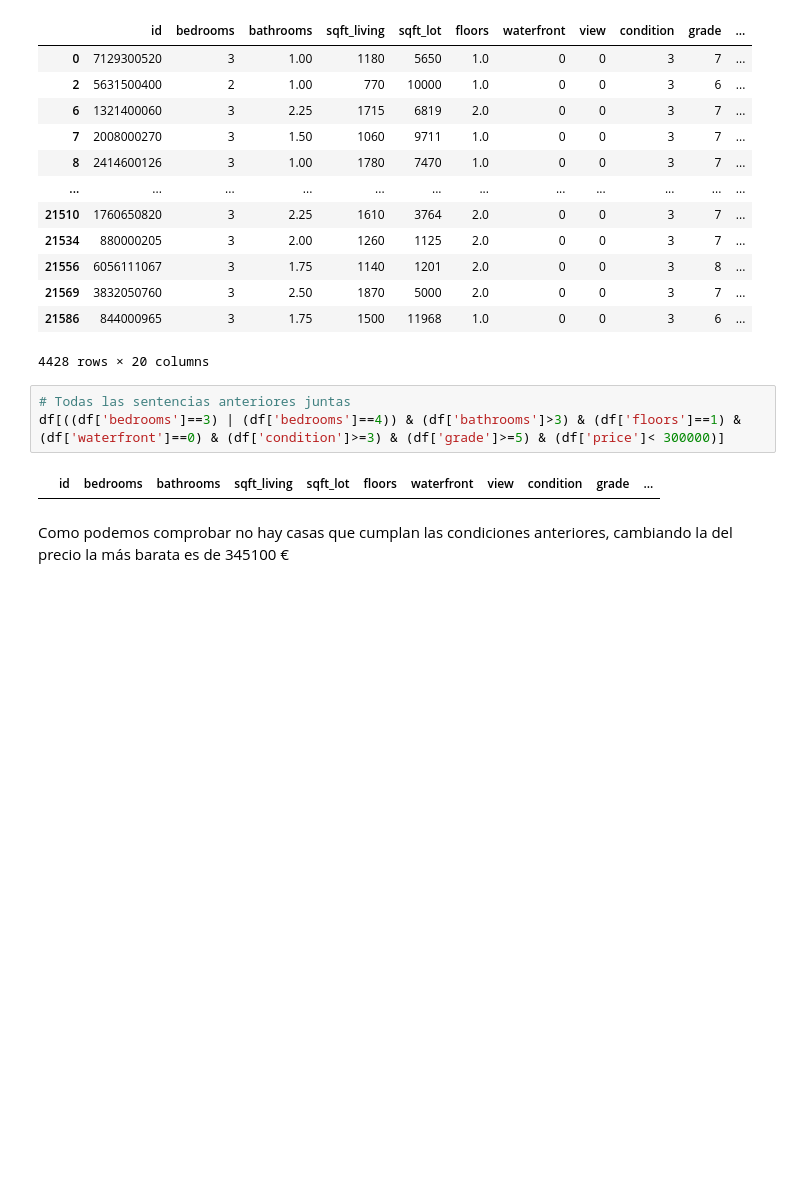
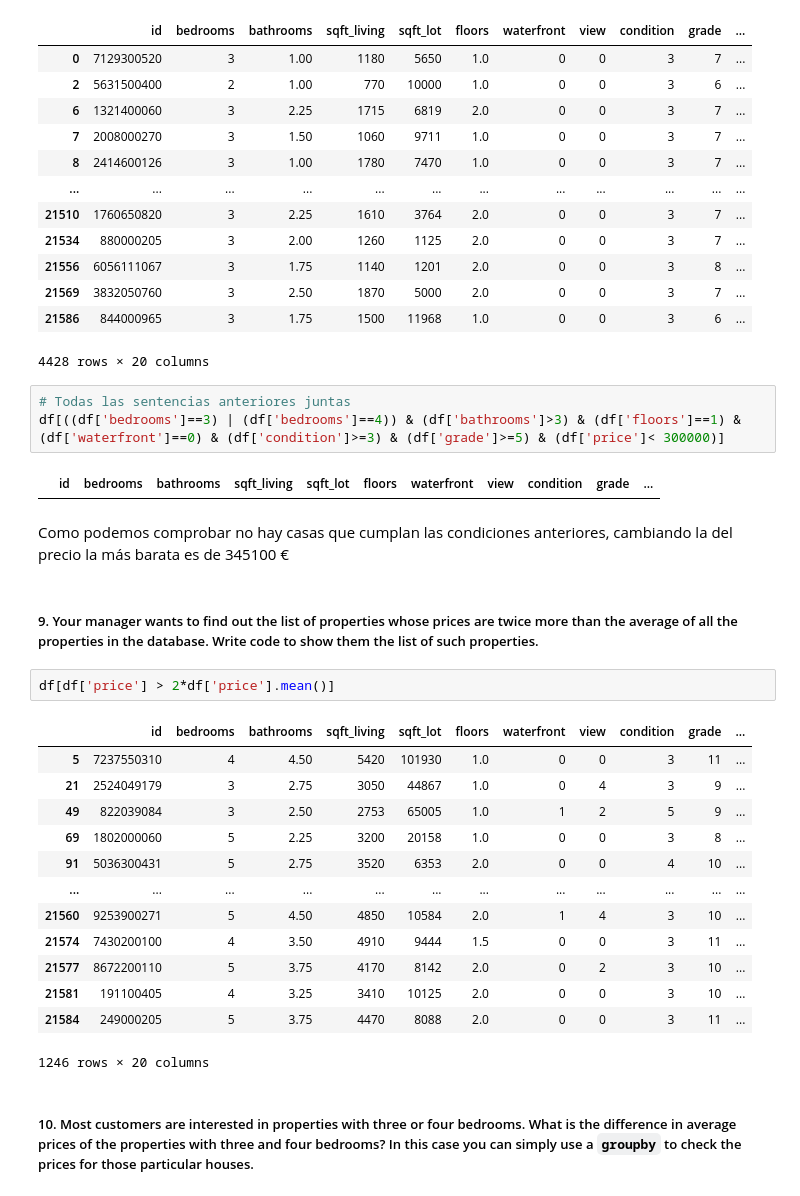
Before and after one commit to GonzaloGmv/Final_project_ironhack, a Jupyter notebook: python_questions.ipynb, the cells around one changed output. Cells and saved outputs as stored; diff of their text form; blank space fills up the shorter version.

```diff
--- a/python_questions.ipynb
+++ b/python_questions.ipynb
@@ -352,3 +352,23 @@ df[((df['bedrooms']==3) | (df['bedrooms']==4)) & (df['bathrooms']>3) & (df['floo
 |  | id | bedrooms | bathrooms | sqft_living | sqft_lot | floors | waterfront | view | condition | grade | ... |
 # %% [markdown]
 Como podemos comprobar no hay casas que cumplan las condiciones anteriores, cambiando la del precio la más barata es de 345100 €
+# %% [markdown]
+##### 9. Your manager wants to find out the list of properties whose prices are twice more than the average of all the properties in the database. Write code to show them the list of such properties.
+# %%
+df[df['price'] > 2*df['price'].mean()]
+# %% [output]
+|  | id | bedrooms | bathrooms | sqft_living | sqft_lot | floors | waterfront | view | condition | grade | ... |
+| 5 | 7237550310 | 4 | 4.50 | 5420 | 101930 | 1.0 | 0 | 0 | 3 | 11 | ... |
+| 21 | 2524049179 | 3 | 2.75 | 3050 | 44867 | 1.0 | 0 | 4 | 3 | 9 | ... |
+| 49 | 822039084 | 3 | 2.50 | 2753 | 65005 | 1.0 | 1 | 2 | 5 | 9 | ... |
+| 69 | 1802000060 | 5 | 2.25 | 3200 | 20158 | 1.0 | 0 | 0 | 3 | 8 | ... |
+| 91 | 5036300431 | 5 | 2.75 | 3520 | 6353 | 2.0 | 0 | 0 | 4 | 10 | ... |
+| ... | ... | ... | ... | ... | ... | ... | ... | ... | ... | ... | ... |
+| 21560 | 9253900271 | 5 | 4.50 | 4850 | 10584 | 2.0 | 1 | 4 | 3 | 10 | ... |
+| 21574 | 7430200100 | 4 | 3.50 | 4910 | 9444 | 1.5 | 0 | 0 | 3 | 11 | ... |
+| 21577 | 8672200110 | 5 | 3.75 | 4170 | 8142 | 2.0 | 0 | 2 | 3 | 10 | ... |
+| 21581 | 191100405 | 4 | 3.25 | 3410 | 10125 | 2.0 | 0 | 0 | 3 | 10 | ... |
+| 21584 | 249000205 | 5 | 3.75 | 4470 | 8088 | 2.0 | 0 | 0 | 3 | 11 | ... |
+1246 rows × 20 columns
+# %% [markdown]
+##### 10. Most customers are interested in properties with three or four bedrooms. What is the difference in average prices of the properties with three and four bedrooms? In this case you can simply use a `groupby` to check the prices for those particular houses.
```
Also changed, not shown: parts of 7 cells of this notebook.
